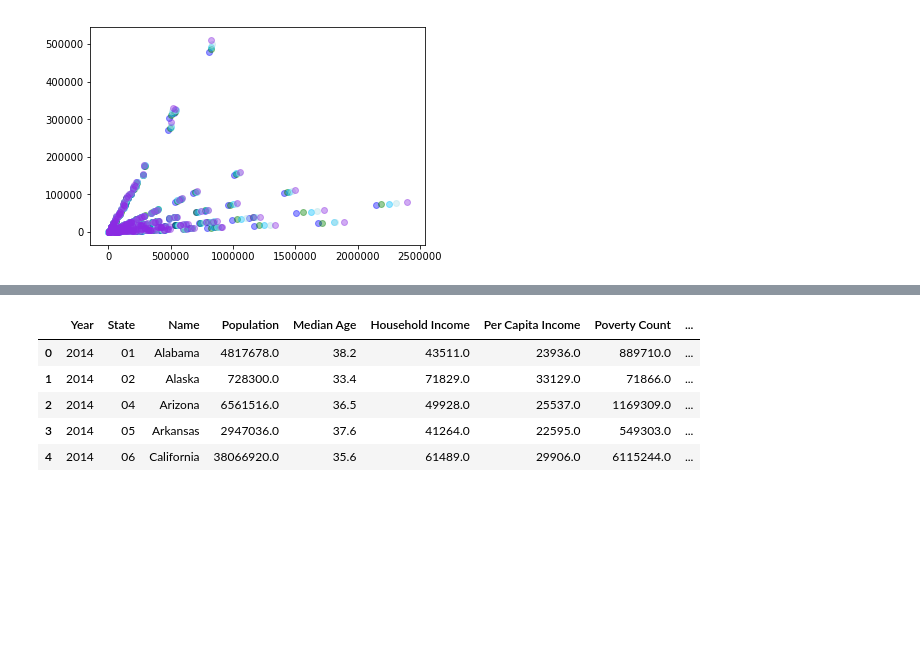
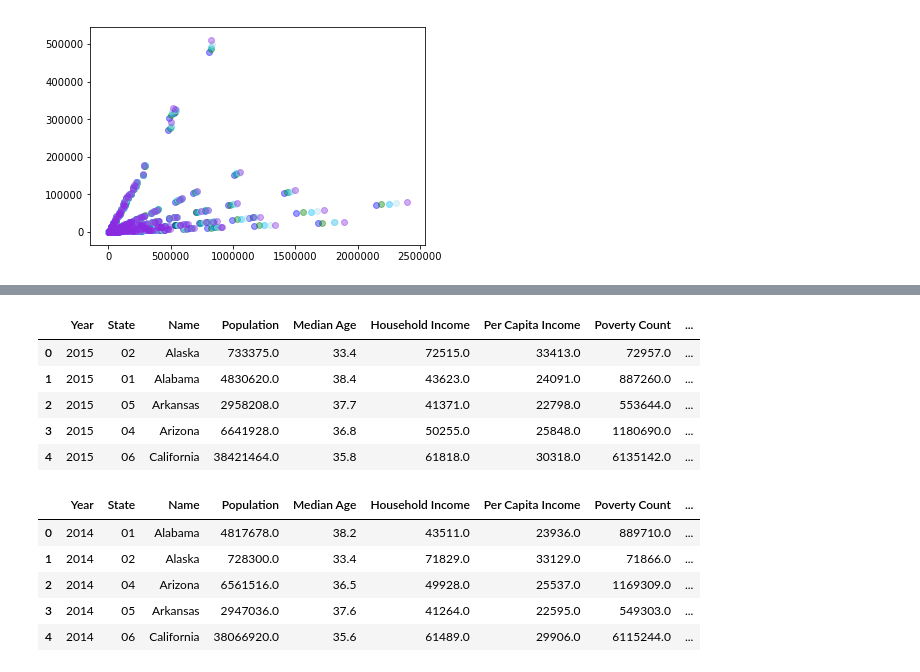
Before and after one commit to Airedyver/Census_Business_Vizualization, a Jupyter notebook: project1-ec.ipynb, the cells around one changed output, grey strips where cells are left out. Saved outputs shown, nothing was run; the diff lists cells and outputs as text; code cells hidden in the pictures; blank space fills up the shorter version.

```diff
--- a/project1-ec.ipynb
+++ b/project1-ec.ipynb
@@ -498,3 +500,19 @@ census_pd_2015.insert(0, 'Year', '2015')
+# %%
+# Merge
+
+
+employment_census_2015s = pd.merge(census_pd_2015, sb2015_sums, how='inner', on=['Name'])
+employment_census_2015m = pd.merge(employment_census_2015s, mb2015_sums, how='inner', on=['Name'])
+employment_census_2015 = pd.merge(employment_census_2015m, lb2015_sums, how='inner', on=['Name'])
+
+employment_census_2015.head()
+# %% [output]
+|  | Year | State | Name | Population | Median Age | Household Income | Per Capita Income | Poverty Count | ... |
+| 0 | 2015 | 02 | Alaska | 733375.0 | 33.4 | 72515.0 | 33413.0 | 72957.0 | ... |
+| 1 | 2015 | 01 | Alabama | 4830620.0 | 38.4 | 43623.0 | 24091.0 | 887260.0 | ... |
+| 2 | 2015 | 05 | Arkansas | 2958208.0 | 37.7 | 41371.0 | 22798.0 | 553644.0 | ... |
+| 3 | 2015 | 04 | Arizona | 6641928.0 | 36.8 | 50255.0 | 25848.0 | 1180690.0 | ... |
+| 4 | 2015 | 06 | California | 38421464.0 | 35.8 | 61818.0 | 30318.0 | 6135142.0 | ... |
 # %%
 # Save config information
 api_key = Census("7824425f0ce43628c75b09e5bfc7c575e283699e", year=2014)
```
Also changed, not shown: parts of 9 cells of this notebook.
